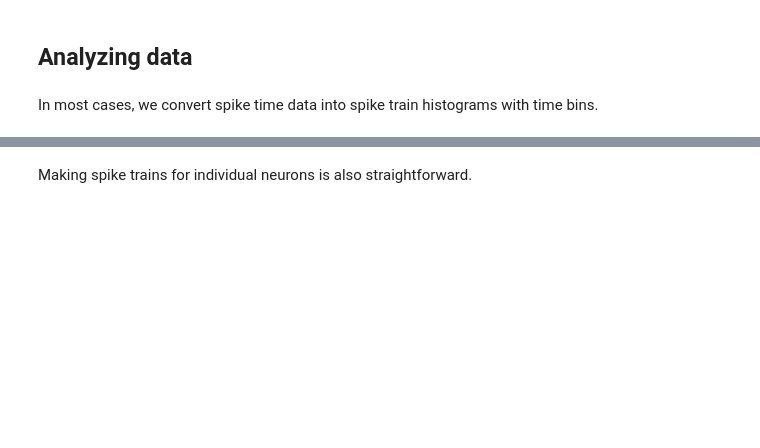
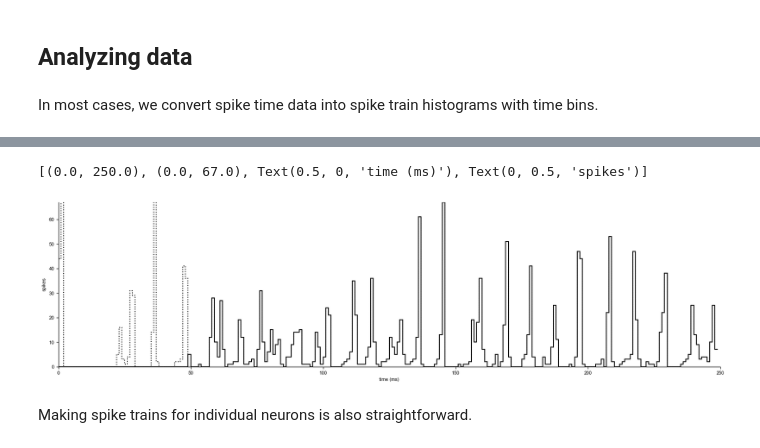
Before and after one commit to shhong/a310_cns_2023, a Jupyter notebook: class_2/NEURON tutorial 4.ipynb, the cells around one changed output, grey strips where cells are left out. Drawn from its saved outputs; the diff is of its cells as text; code cells hidden in the pictures; blank space fills up the shorter version.

```diff
--- a/class_2/NEURON tutorial 4.ipynb
+++ b/class_2/NEURON tutorial 4.ipynb
@@ -93,7 +95,7 @@ class WB(Cell):
 
     def define_biophysics(self):
         h.v_init = -65
-        self.soma.insert('conste')
+        self.soma.insert('wb')
 
     def create_synapses(self):
         self.synlist.append(h.Exp2Syn(self.soma(0.5))) # Excitatory
@@ -238,6 +269,9 @@ for i in range(Ncells):
 
 gexc_o = gexc
 ginh_o = ginh
+
+gexc = 3e-3     # g_exc = 3 nS
+ginh = 2.*gexc   # g_inh/g_exc = 5
 
 
 for k in pnm.netcons:
@@ -263,3 +300,6 @@ ax.set(xlabel='Time (ms)', ylabel='Neuron')
 ## Analyzing data
 # %% [markdown]
 In most cases, we convert spike time data into spike train histograms with time bins.
+# %%
+x = np.array([pnm.spikevec, pnm.idvec]).T
+x
@@ -266,12 +314,18 @@ In most cases, we convert spike time data into spike train histograms with time
 # %%
 tstop = 250
 tc = np.arange(tstop+1)
 spikecount_all, _ = np.histogram(x[:,0], tc)
 t = tc[:-1]
 
 _, ax = plt.subplots(figsize=(20, 5))
+ax.step(t, spikecount_all, ':k')
+x = x[x[:,0]>50, :]
+spikecount_all, _ = np.histogram(x[:,0], tc)
 ax.step(t, spikecount_all, 'k')
-ax.set(xlim=[0, tstop], xlabel='time (ms)', ylabel='spikes')
+ax.set(xlim=[0, tstop], ylim=[0, spikecount_all.max()], xlabel='time (ms)', ylabel='spikes')
+# %% [output]
+[(0.0, 250.0), (0.0, 67.0), Text(0.5, 0, 'time (ms)'), Text(0, 0.5, 'spikes')]
+[figure, added]
 # %% [markdown]
 Making spike trains for individual neurons is also straightforward.
 # %%
```
Also changed, not shown: parts of 11 cells of this notebook, 1 other file.
